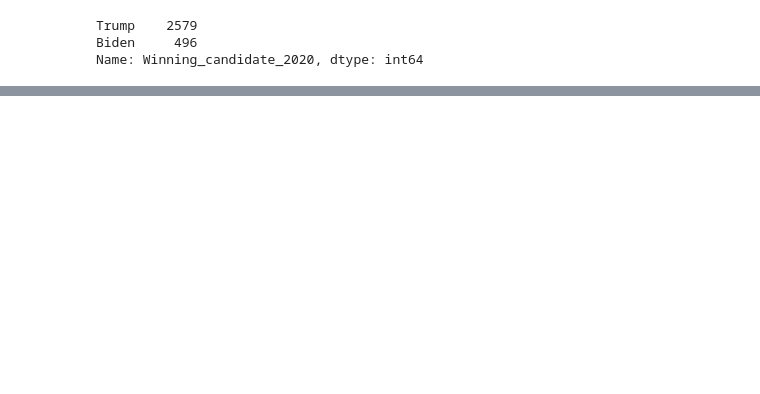
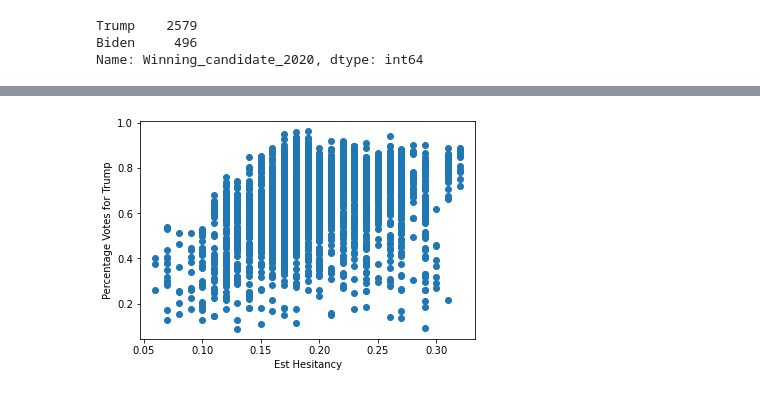
Before and after one commit to jbalooshie/covid-19-vaccine-hesitancy, a Jupyter notebook: Exploratory_Analysis_and_Data_Preparation.ipynb, the cells around one changed output, grey strips where cells are left out. Cells and saved outputs as stored; diff of their text form; code cells hidden in the pictures; blank space fills up the shorter version.

```diff
--- a/Exploratory_Analysis_and_Data_Preparation.ipynb
+++ b/Exploratory_Analysis_and_Data_Preparation.ipynb
@@ -261,0 +261,7 @@ plt.show()
+# %%
+plt.scatter(complete_county_df.est_hesitant, complete_county_df.percentage20_Donald_Trump)
+plt.xlabel('Est Hesitancy')
+plt.ylabel('Percentage Votes for Trump')
+plt.show()
+# %% [output]
+[figure, added]
```
Also changed, not shown: parts of 11 cells of this notebook, 1 other file.
